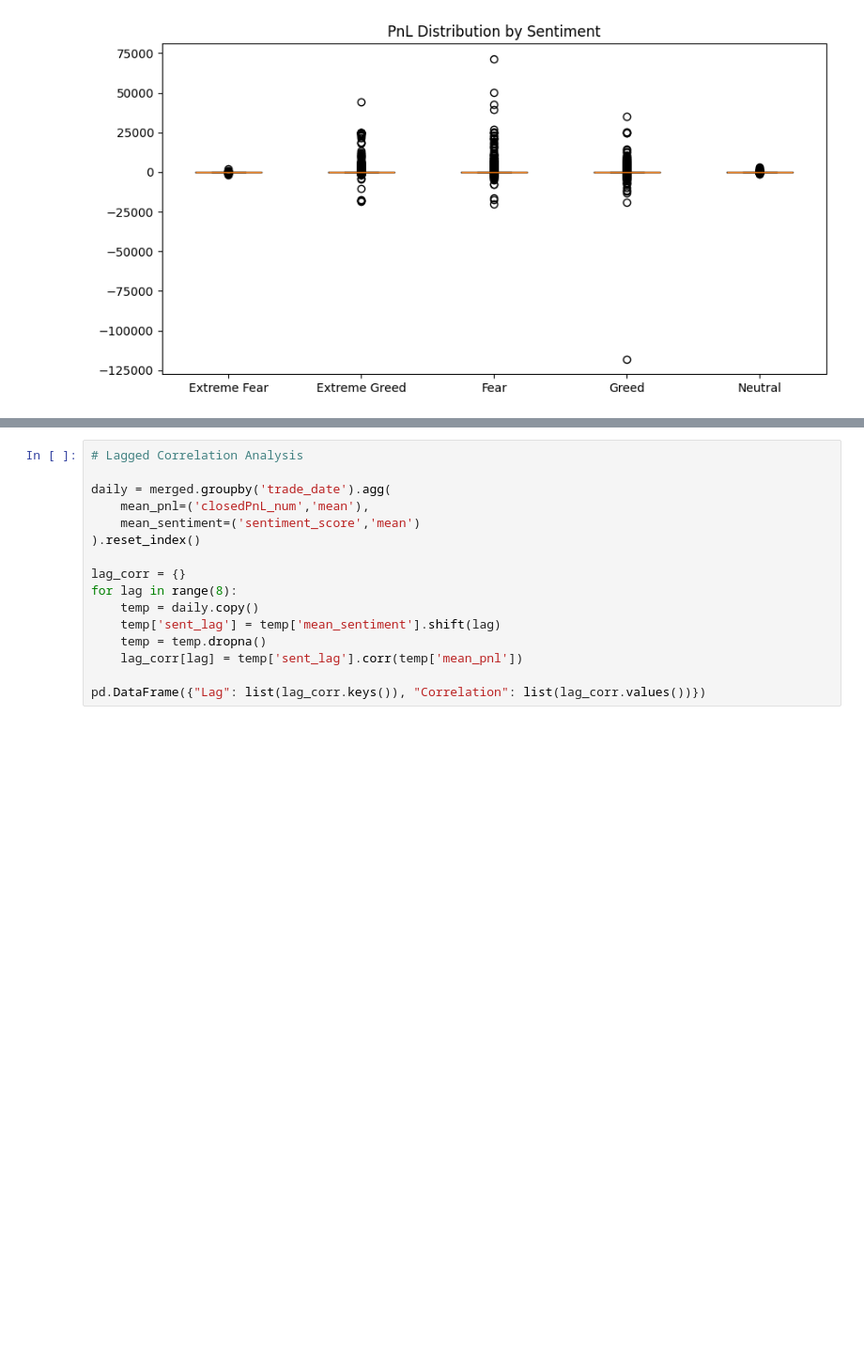
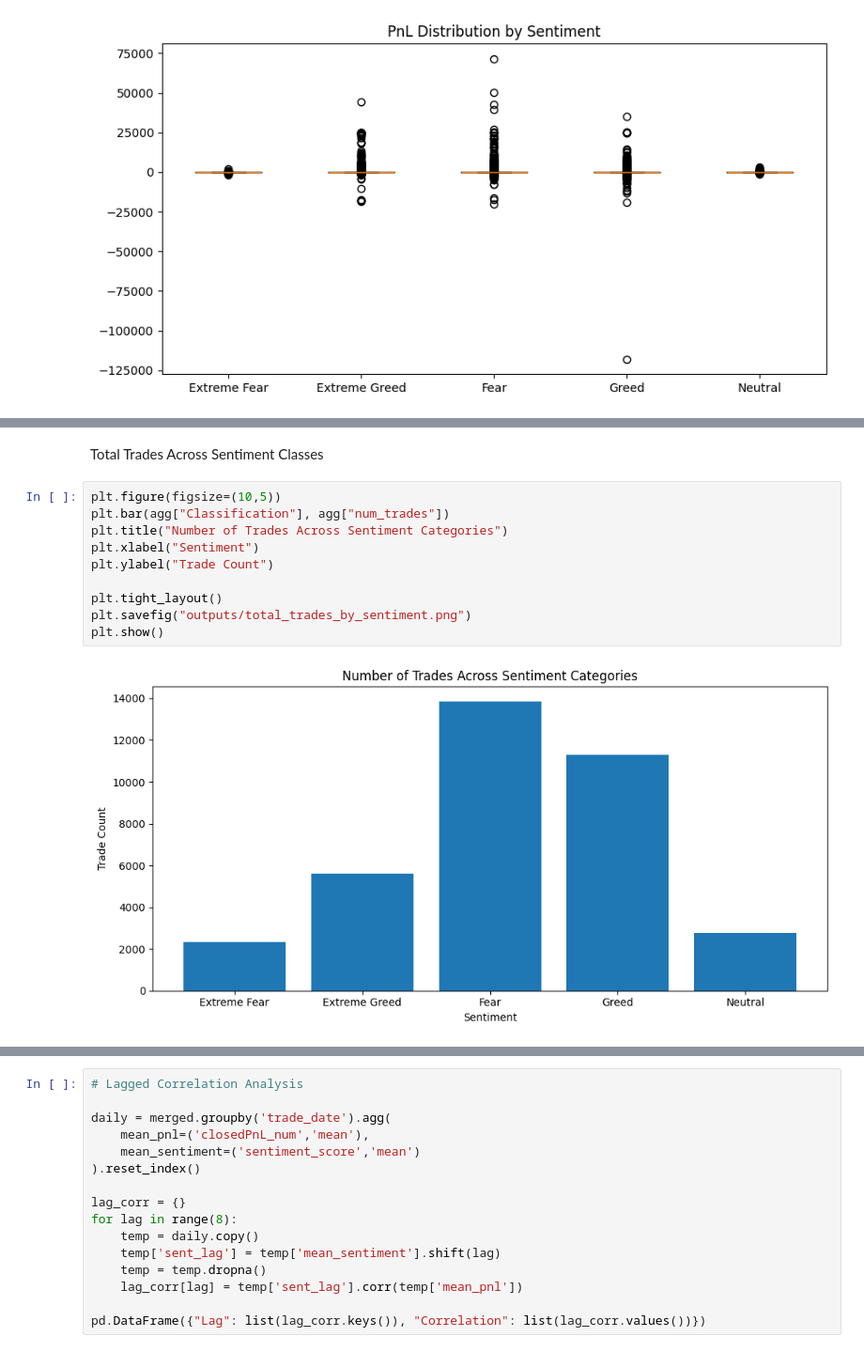
Before and after one commit to TheRealNeelaksh/primeTrade, a Jupyter notebook: main_notebook.ipynb, the cells around one changed output, grey strips where cells are left out. Shown: that part at 94% size. Saved outputs shown, nothing was run; the diff lists cells and outputs as text; blank space fills up the shorter version.

```diff
--- a/main_notebook.ipynb
+++ b/main_notebook.ipynb
@@ -223,0 +263,14 @@ plt.show()
+# %% [markdown]
+Total Trades Across Sentiment Classes
+# %%
+plt.figure(figsize=(10,5))
+plt.bar(agg["Classification"], agg["num_trades"])
+plt.title("Number of Trades Across Sentiment Categories")
+plt.xlabel("Sentiment")
+plt.ylabel("Trade Count")
+
+plt.tight_layout()
+plt.savefig("outputs/total_trades_by_sentiment.png")
+plt.show()
+# %% [output]
+[figure, added]
```
Also changed, not shown: parts of 11 cells of this notebook, 1 other file.
